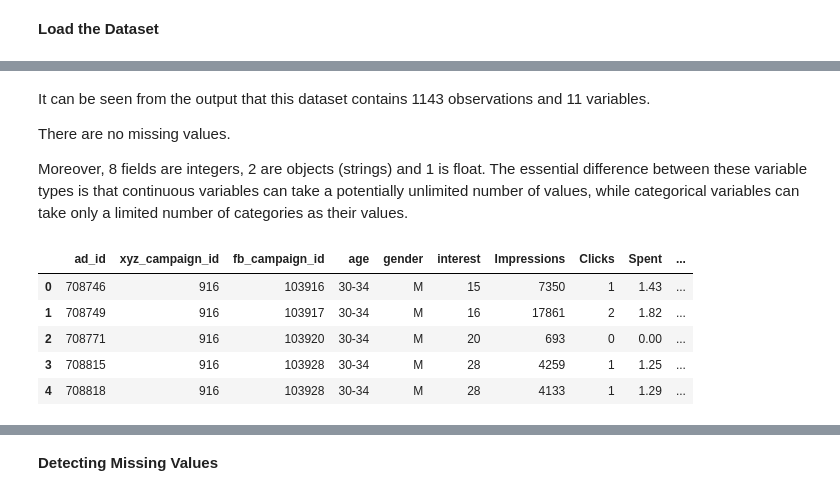
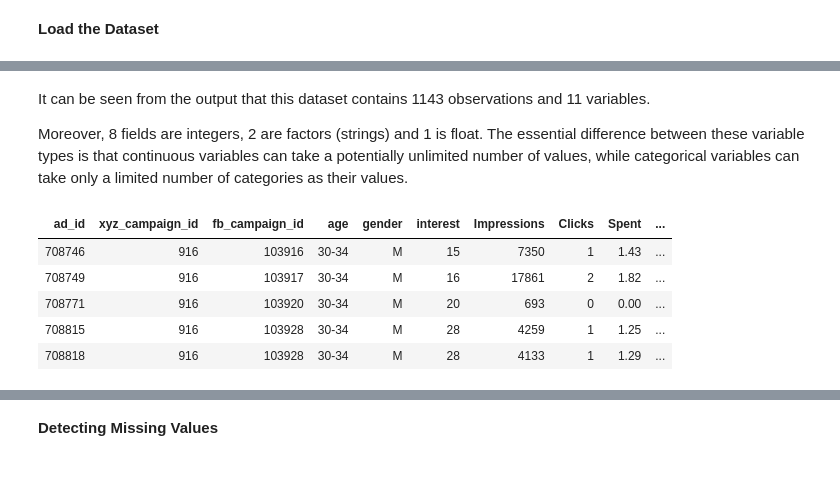
Before and after one commit to omaroscar-10/Product-Sales-Prediction, a Jupyter notebook: Product Sales Prediction.ipynb, the cells around one changed output, grey strips where cells are left out. Cells and saved outputs as stored; diff of their text form; code cells hidden in the pictures.

```diff
--- a/Product Sales Prediction.ipynb
+++ b/Product Sales Prediction.ipynb
@@ -54 +47,4 @@ df = pd.read_csv("https://storage.googleapis.com/kagglesdsdata/datasets/2678/444
+# %%
+# Read the raw data from the source into a DataFrame
+df <- read.csv("KAG_conversion_data.csv", header = TRUE)
 # %% [markdown]
@@ -86,17 +92,14 @@ memory usage: 98.4+ KB
 # %% [markdown]
 It can be seen from the output that this dataset contains 1143 observations and 11 variables.
 
-There are no missing values.
-
-Moreover, 8 fields are integers, 2 are objects (strings) and 1 is float. The essential difference between these variable types is that continuous variables can take a potentially unlimited number of values, while categorical variables can take only a limited number of categories as their values.
+Moreover, 8 fields are integers, 2 are factors (strings) and 1 is float. The essential difference between these variable types is that continuous variables can take a potentially unlimited number of values, while categorical variables can take only a limited number of categories as their values.
 # %%
 # Print the first 5 rows of the DataFrame
-
-df.head()
+head(df, 5)
 # %% [output]
-|  | ad_id | xyz_campaign_id | fb_campaign_id | age | gender | interest | Impressions | Clicks | Spent | ... |
-| 0 | 708746 | 916 | 103916 | 30-34 | M | 15 | 7350 | 1 | 1.43 | ... |
-| 1 | 708749 | 916 | 103917 | 30-34 | M | 16 | 17861 | 2 | 1.82 | ... |
-| 2 | 708771 | 916 | 103920 | 30-34 | M | 20 | 693 | 0 | 0.00 | ... |
-| 3 | 708815 | 916 | 103928 | 30-34 | M | 28 | 4259 | 1 | 1.25 | ... |
-| 4 | 708818 | 916 | 103928 | 30-34 | M | 28 | 4133 | 1 | 1.29 | ... |
+| ad_id | xyz_campaign_id | fb_campaign_id | age | gender | interest | Impressions | Clicks | Spent | ... |
+| 708746 | 916 | 103916 | 30-34 | M | 15 | 7350 | 1 | 1.43 | ... |
+| 708749 | 916 | 103917 | 30-34 | M | 16 | 17861 | 2 | 1.82 | ... |
+| 708771 | 916 | 103920 | 30-34 | M | 20 | 693 | 0 | 0.00 | ... |
+| 708815 | 916 | 103928 | 30-34 | M | 28 | 4259 | 1 | 1.25 | ... |
+| 708818 | 916 | 103928 | 30-34 | M | 28 | 4133 | 1 | 1.29 | ... |
```
Also changed, not shown: parts of 142 cells of this notebook.
